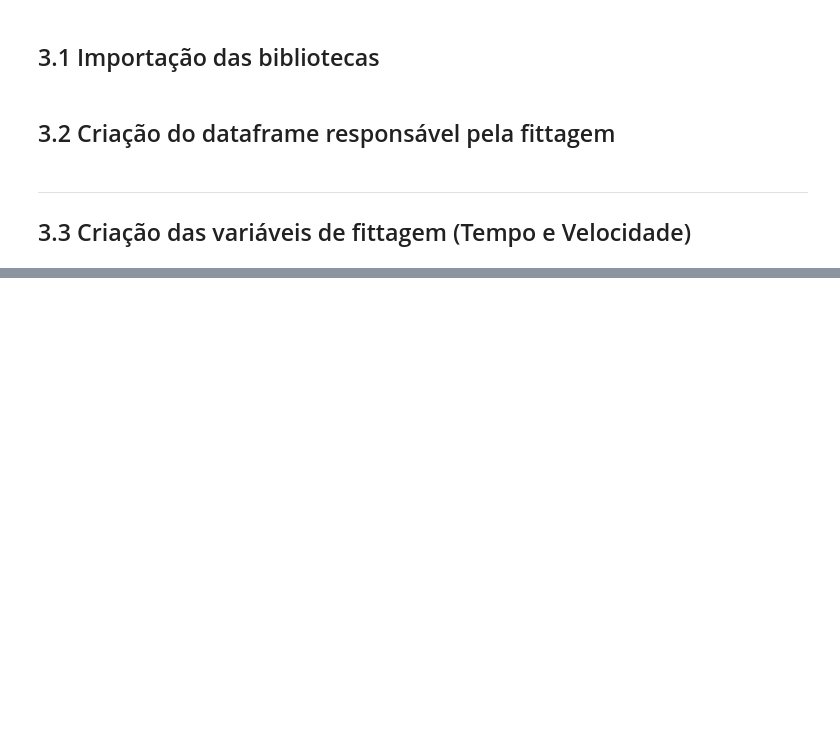
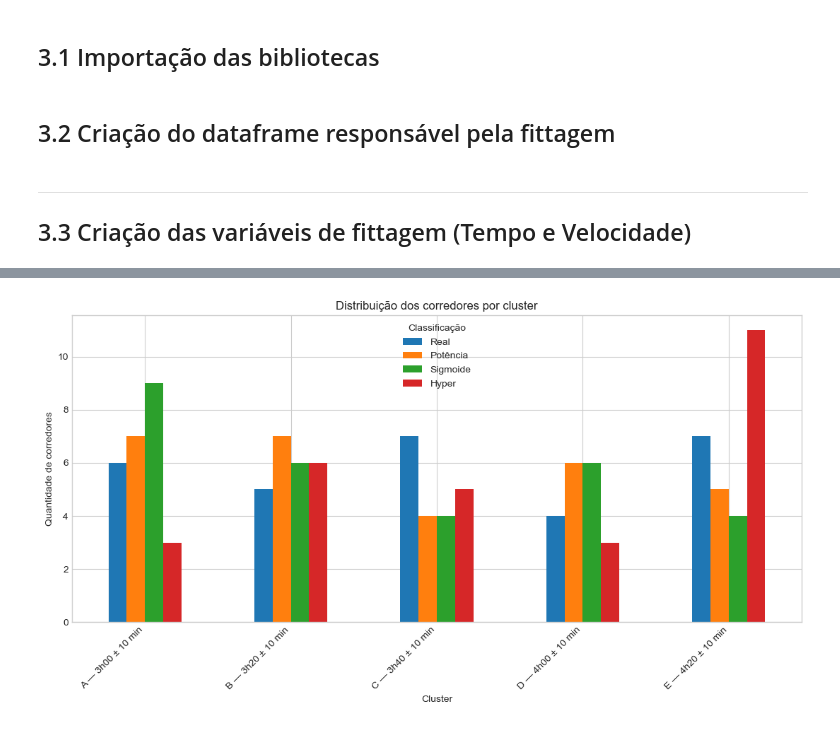
Before and after one commit to Gabriel-Vernizi/CurveFittingRunners, a Jupyter notebook: PythonCodes/dados_vinicius.ipynb, the cells around one changed output, grey strips where cells are left out. Cells and saved outputs as stored; diff of their text form; code cells hidden in the pictures; blank space fills up the shorter version.

```diff
--- a/PythonCodes/dados_vinicius.ipynb
+++ b/PythonCodes/dados_vinicius.ipynb
@@ -695,0 +802,19 @@ Hyper:
+# %%
+pot_min = pd.to_timedelta(validacao['Pot_prev_h']).dt.total_seconds() / 60
+sig_min = pd.to_timedelta(validacao['Sig_prev_h']).dt.total_seconds() / 60
+hyper_min = pd.to_timedelta(validacao['Hyper_prev_h']).dt.total_seconds() / 60
+
+validacao['cluster_real'] = df['cluster_42km'].values
+validacao['cluster_Pot'] = pot_min.apply(lambda m: classificar_cluster(m, m))
+validacao['cluster_Sig'] = sig_min.apply(lambda m: classificar_cluster(m, m))
+validacao['cluster_Hyper'] = hyper_min.apply(lambda m: classificar_cluster(m, m))
+contagem_clusters = pd.DataFrame({
+    'Real': validacao['cluster_real'].value_counts(),
+    'Potencia': validacao['cluster_Pot'].value_counts(),
+    'Sigmoide': validacao['cluster_Sig'].value_counts(),
+    'Hyper': validacao['cluster_Hyper'].value_counts(),
+}).fillna(0).astype(int)
+
+contagem_clusters = contagem_clusters.reindex(cluster_order, fill_value=0)
+
+contagem_clusters
@@ -695,0 +828,29 @@ Hyper:
+# %%
+import matplotlib.pyplot as plt
+import numpy as np
+
+contagem_clusters = pd.DataFrame({
+    'Real': validacao['cluster_real'].value_counts(),
+    'Potência': validacao['cluster_Pot'].value_counts(),
+    'Sigmoide': validacao['cluster_Sig'].value_counts(),
+    'Hyper': validacao['cluster_Hyper'].value_counts(),
+}).fillna(0).astype(int)
+
+# Garante a ordem correta dos clusters
+contagem_clusters = contagem_clusters.reindex(cluster_order, fill_value=0)
+
+ax = contagem_clusters.plot(
+    kind='bar',
+    figsize=(11, 6)
+)
+
+ax.set_title('Distribuição dos corredores por cluster')
+ax.set_xlabel('Cluster')
+ax.set_ylabel('Quantidade de corredores')
+
+plt.xticks(rotation=45, ha='right')
+plt.legend(title='Classificação')
+plt.tight_layout()
+plt.show()
+# %% [output]
+[figure, added]
```
Also changed, not shown: parts of 14 cells of this notebook, 3 other files.
